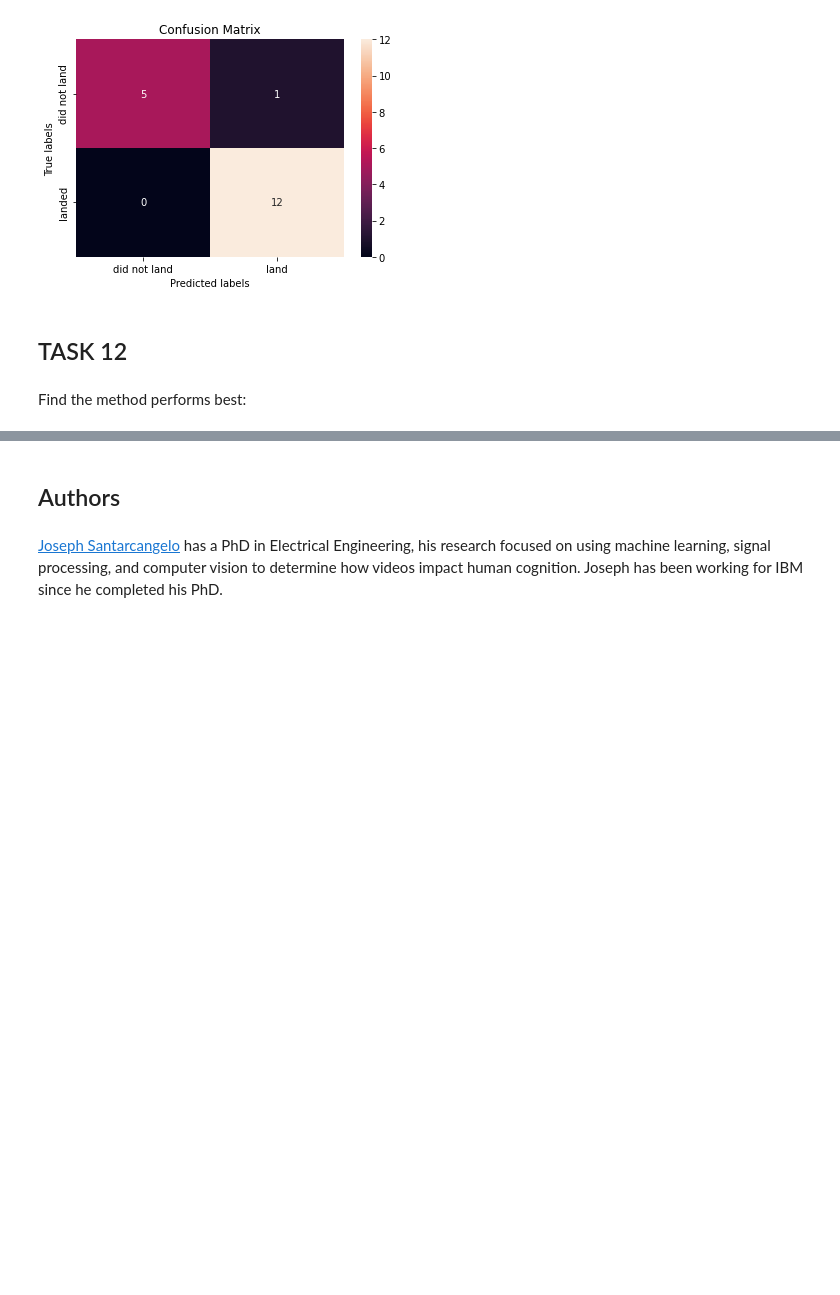
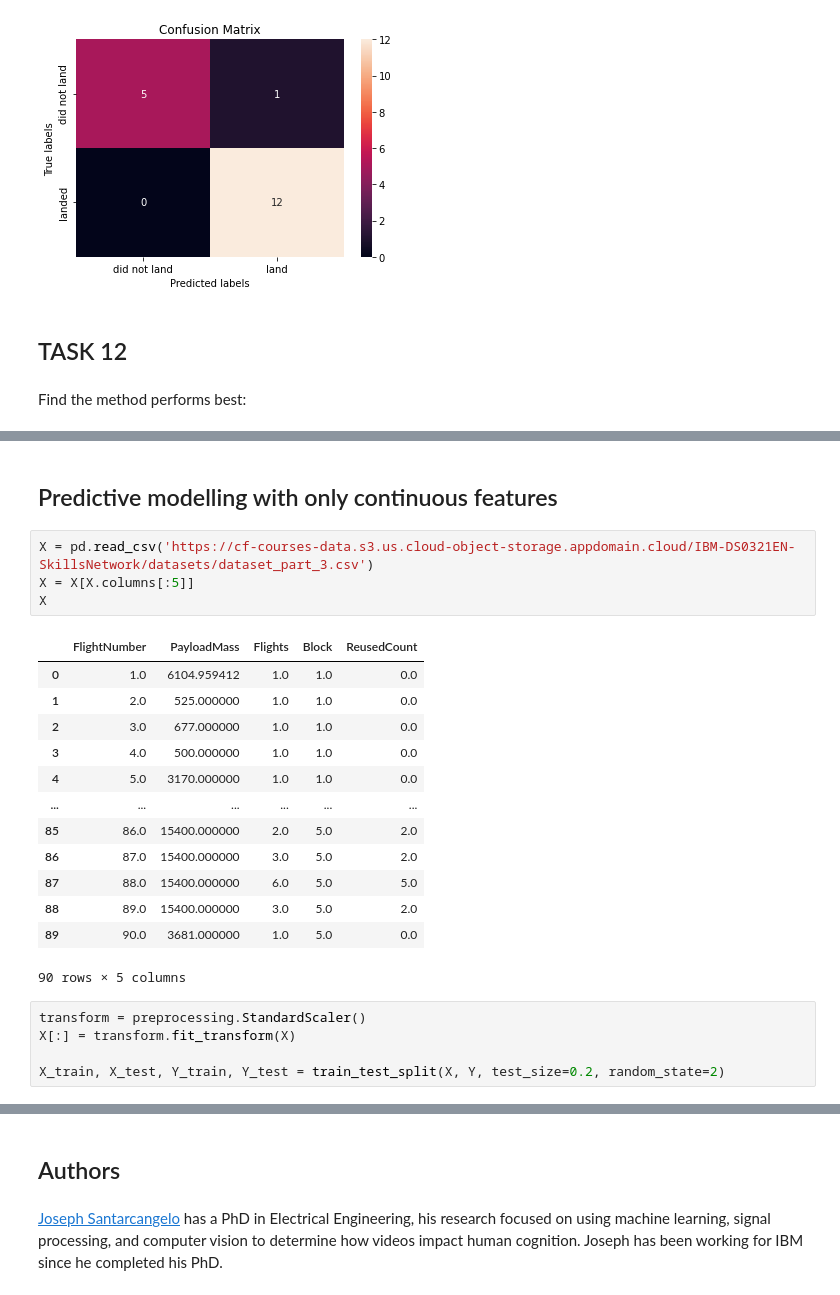
Before and after one commit to cspielvogel/Applied-Data-Science-Capstone, a Jupyter notebook: Machine Learning Prediction Lab.ipynb, the cells around one changed output, grey strips where cells are left out. Drawn from its saved outputs; the diff is of its cells as text; blank space fills up the shorter version.

```diff
--- a/Machine Learning Prediction Lab.ipynb
+++ b/Machine Learning Prediction Lab.ipynb
@@ -333,0 +394,25 @@ Best classifier(s): ['logreg_cv', 'svm_cv', 'knn_cv'] with ACC 0.944444444444444
+# %% [markdown]
+## Predictive modelling with only continuous features
+# %%
+X = pd.read_csv('https://cf-courses-data.s3.us.cloud-object-storage.appdomain.cloud/IBM-DS0321EN-SkillsNetwork/datasets/dataset_part_3.csv')
+X = X[X.columns[:5]]
+X
+# %% [output]
+|  | FlightNumber | PayloadMass | Flights | Block | ReusedCount |
+| 0 | 1.0 | 6104.959412 | 1.0 | 1.0 | 0.0 |
+| 1 | 2.0 | 525.000000 | 1.0 | 1.0 | 0.0 |
+| 2 | 3.0 | 677.000000 | 1.0 | 1.0 | 0.0 |
+| 3 | 4.0 | 500.000000 | 1.0 | 1.0 | 0.0 |
+| 4 | 5.0 | 3170.000000 | 1.0 | 1.0 | 0.0 |
+| ... | ... | ... | ... | ... | ... |
+| 85 | 86.0 | 15400.000000 | 2.0 | 5.0 | 2.0 |
+| 86 | 87.0 | 15400.000000 | 3.0 | 5.0 | 2.0 |
+| 87 | 88.0 | 15400.000000 | 6.0 | 5.0 | 5.0 |
+| 88 | 89.0 | 15400.000000 | 3.0 | 5.0 | 2.0 |
+| 89 | 90.0 | 3681.000000 | 1.0 | 5.0 | 0.0 |
+90 rows × 5 columns
+# %%
+transform = preprocessing.StandardScaler()
+X[:] = transform.fit_transform(X)
+
+X_train, X_test, Y_train, Y_test = train_test_split(X, Y, test_size=0.2, random_state=2)
```
Also changed, not shown: parts of 17 cells of this notebook.
